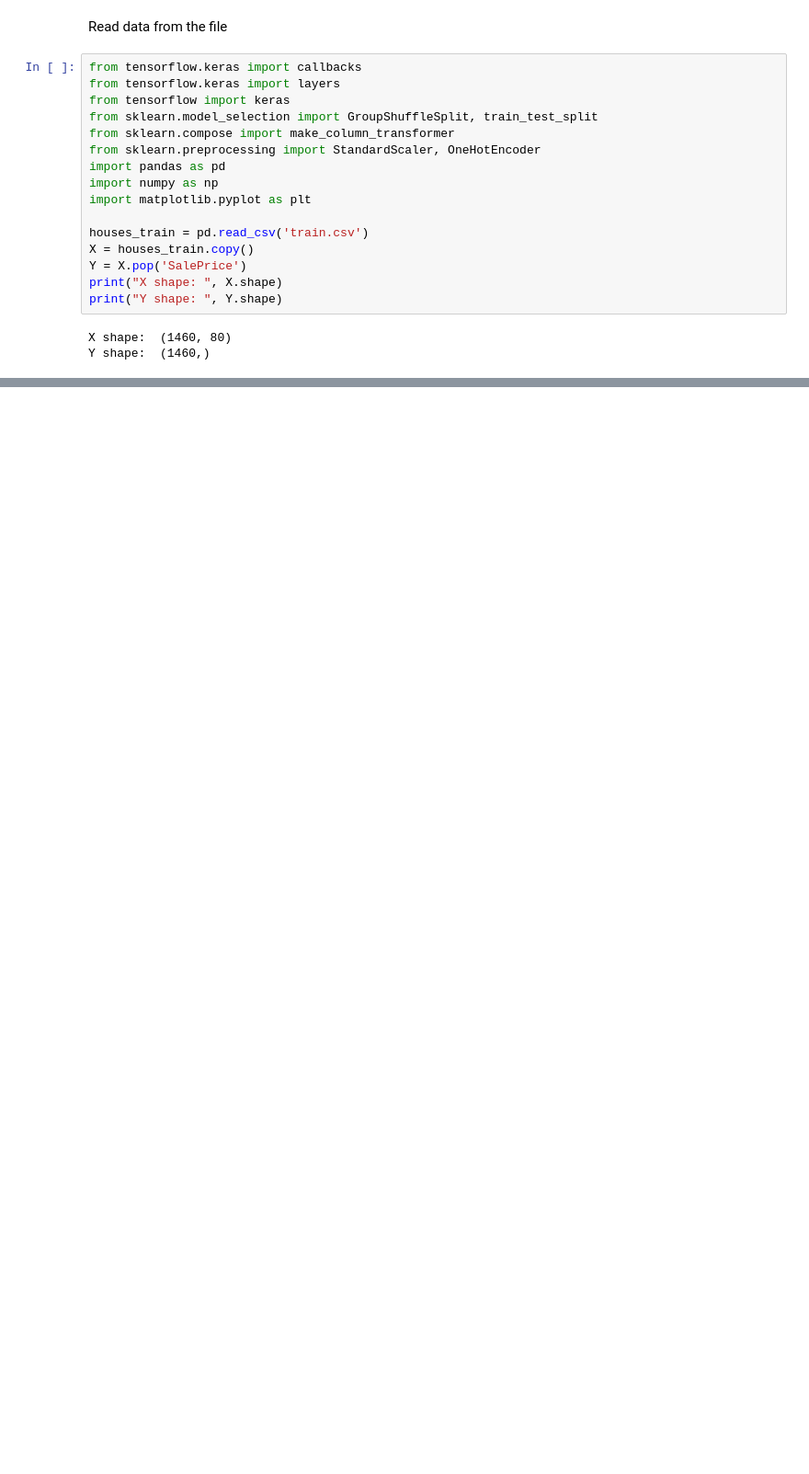
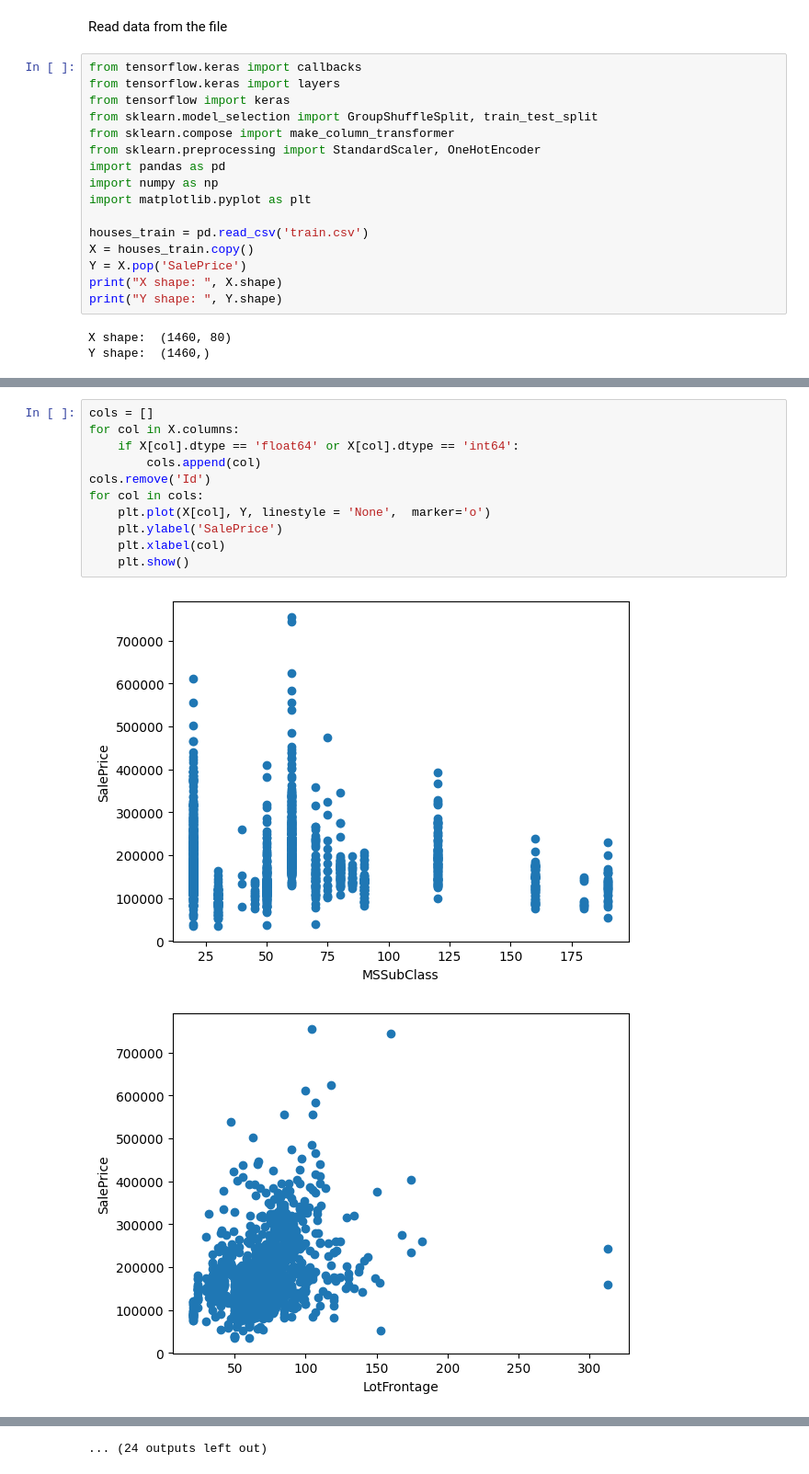
Before and after one commit to Sammers21/ml-playground, a Jupyter notebook: houses/sol.ipynb, the cells around one changed output, grey strips where cells are left out. Shown at 92% size. Cells and saved outputs as stored; diff of their text form; blank space fills up the shorter version.

```diff
--- a/houses/sol.ipynb
+++ b/houses/sol.ipynb
@@ -34,0 +32,14 @@ print(np.__version__)
+# %%
+cols = []
+for col in X.columns:
+    if X[col].dtype == 'float64' or X[col].dtype == 'int64':
+        cols.append(col)
+cols.remove('Id')
+for col in cols:
+    plt.plot(X[col], Y, linestyle = 'None',  marker='o')
+    plt.ylabel('SalePrice')
+    plt.xlabel(col)
+    plt.show()
+# %% [output]
+[figure, added]
+[figure, added]
@@ -34,0 +56 @@ print(np.__version__)
+... (24 outputs left out)
```
Also changed, not shown: parts of 2 cells of this notebook.
